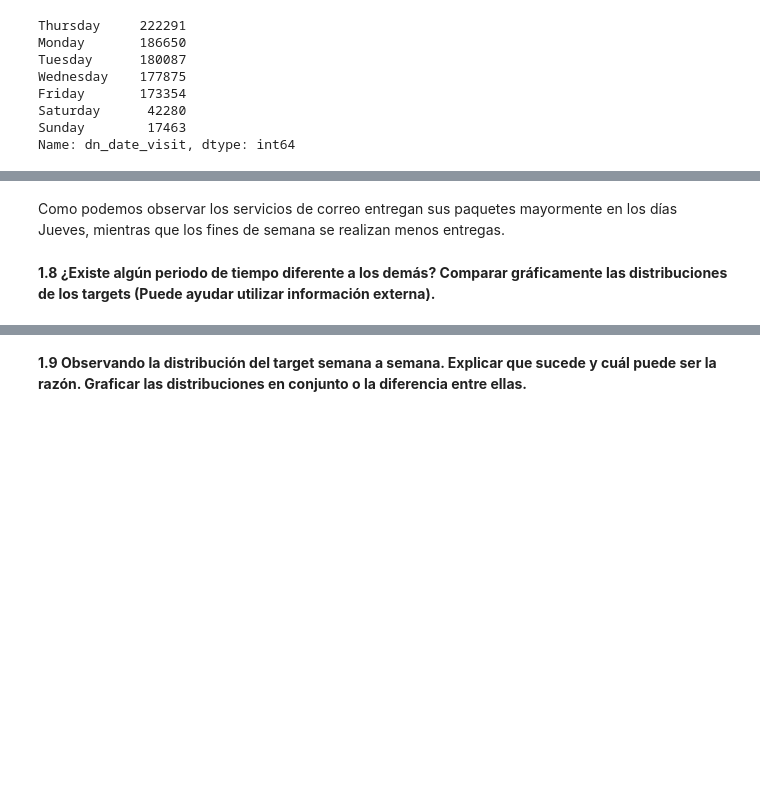
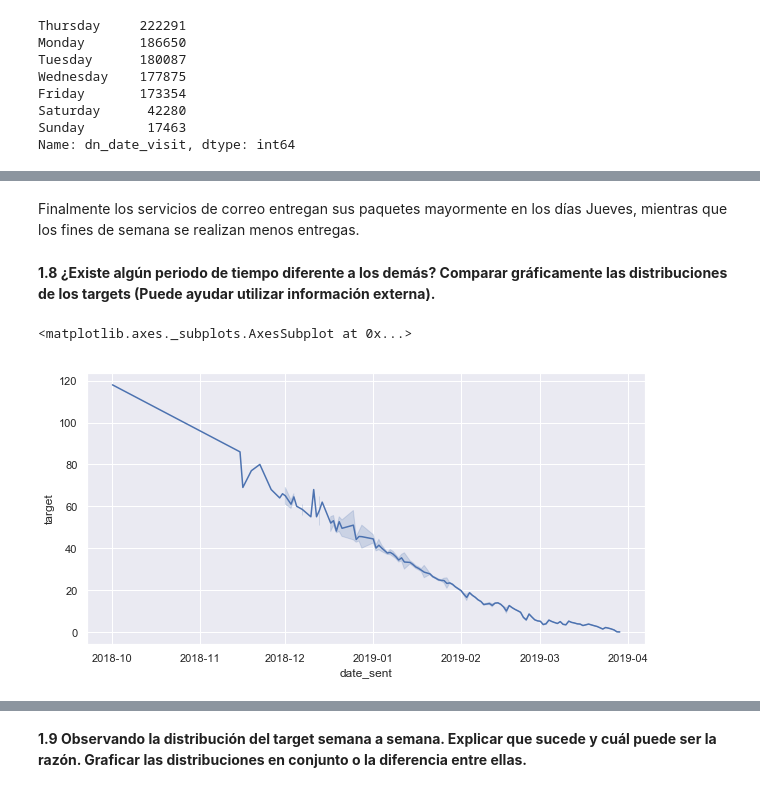
Before and after one commit to manquius/series_temporales, a Jupyter notebook: Practico1.ipynb, the cells around one changed output, grey strips where cells are left out. Drawn from its saved outputs; the diff is of its cells as text; code cells hidden in the pictures; blank space fills up the shorter version.

```diff
--- a/Practico1.ipynb
+++ b/Practico1.ipynb
@@ -416,5 +430,16 @@ sb.countplot(date_by_days['dn_date_visit'])
 # %% [markdown]
-Como podemos observar los servicios de correo entregan sus paquetes mayormente en los días Jueves, mientras que los fines de semana se realizan menos entregas.
+Finalmente los servicios de correo entregan sus paquetes mayormente en los días Jueves, mientras que los fines de semana se realizan menos entregas.
 # %% [markdown]
 **1.8 ¿Existe algún periodo de tiempo diferente a los demás? Comparar gráficamente las
 distribuciones de los targets (Puede ayudar utilizar información externa).**
+# %%
+data_sorted_by_date = df.sort_values(by=['date_sent']).copy()
+# delete hours- min- sec
+data_sorted_by_date['date_sent'] = pd.to_datetime(data_sorted_by_date['date_sent']).dt.date
+data_sorted_by_date['date_created'] = pd.to_datetime(data_sorted_by_date['date_created']).dt.date
+data_sorted_by_date['date_visit'] = pd.to_datetime(data_sorted_by_date['date_visit']).dt.date
+# %%
+sb.lineplot(x='date_sent', y='target', data=data_sorted_by_date)
+# %% [output]
+<matplotlib.axes._subplots.AxesSubplot at 0x...>
+[figure, added]
```
Also changed, not shown: parts of 27 cells of this notebook.
